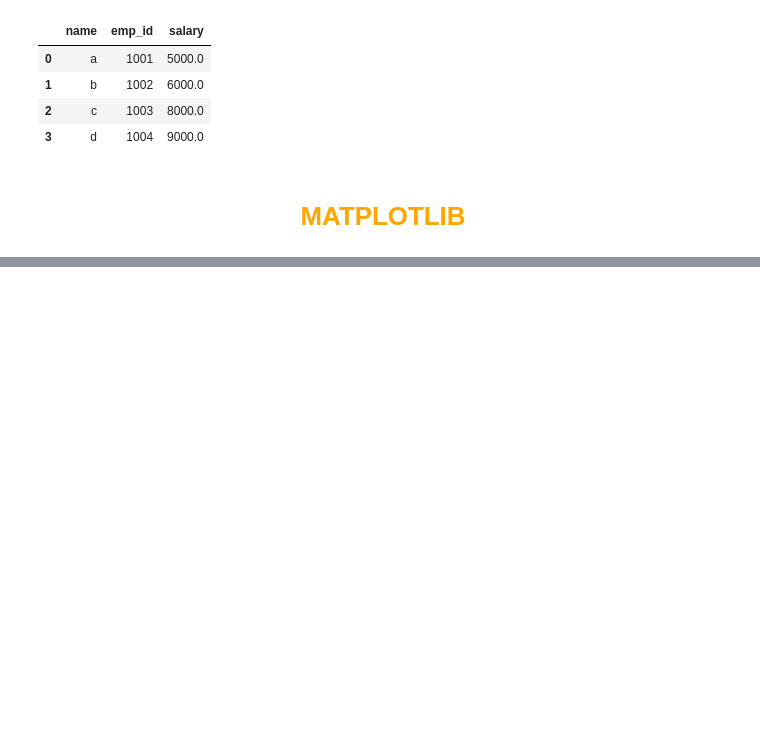
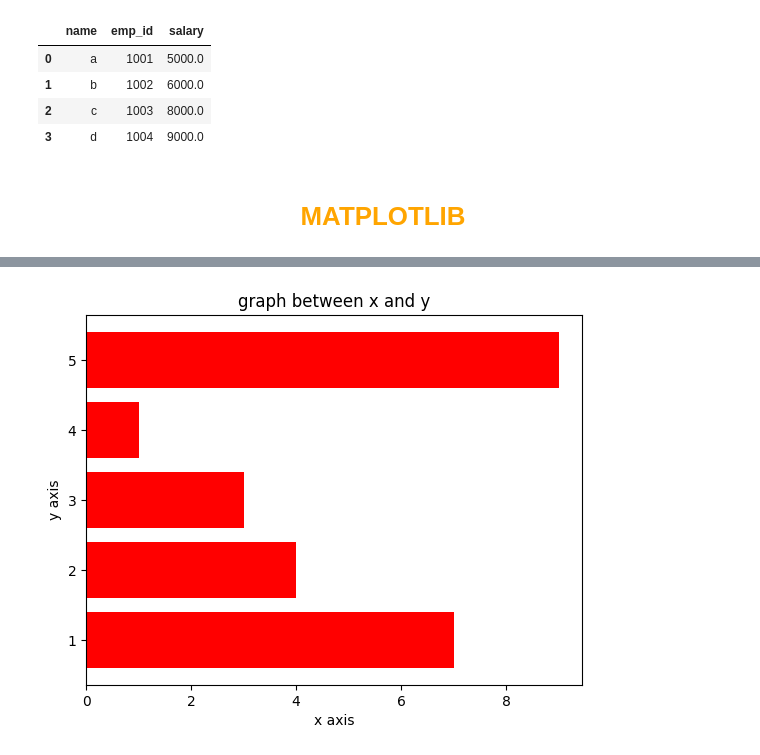
Before and after one commit to ThunderboltGM/Technical-session, a Jupyter notebook: Day-2.ipynb, the cells around one changed output, grey strips where cells are left out. Cells and saved outputs as stored; diff of their text form; code cells hidden in the pictures; blank space fills up the shorter version.

```diff
--- a/Day-2.ipynb
+++ b/Day-2.ipynb
@@ -64,0 +95,10 @@ plt.show()
+# %%
+x = [1,2,3,4,5]
+y = [7,4,3,1,9]
+plt.barh(x,y,color='r')
+plt.title("graph between x and y")
+plt.xlabel("x axis")
+plt.ylabel("y axis")
+plt.show()
+# %% [output]
+[figure, added]
```
Also changed, not shown: parts of 12 cells of this notebook.
